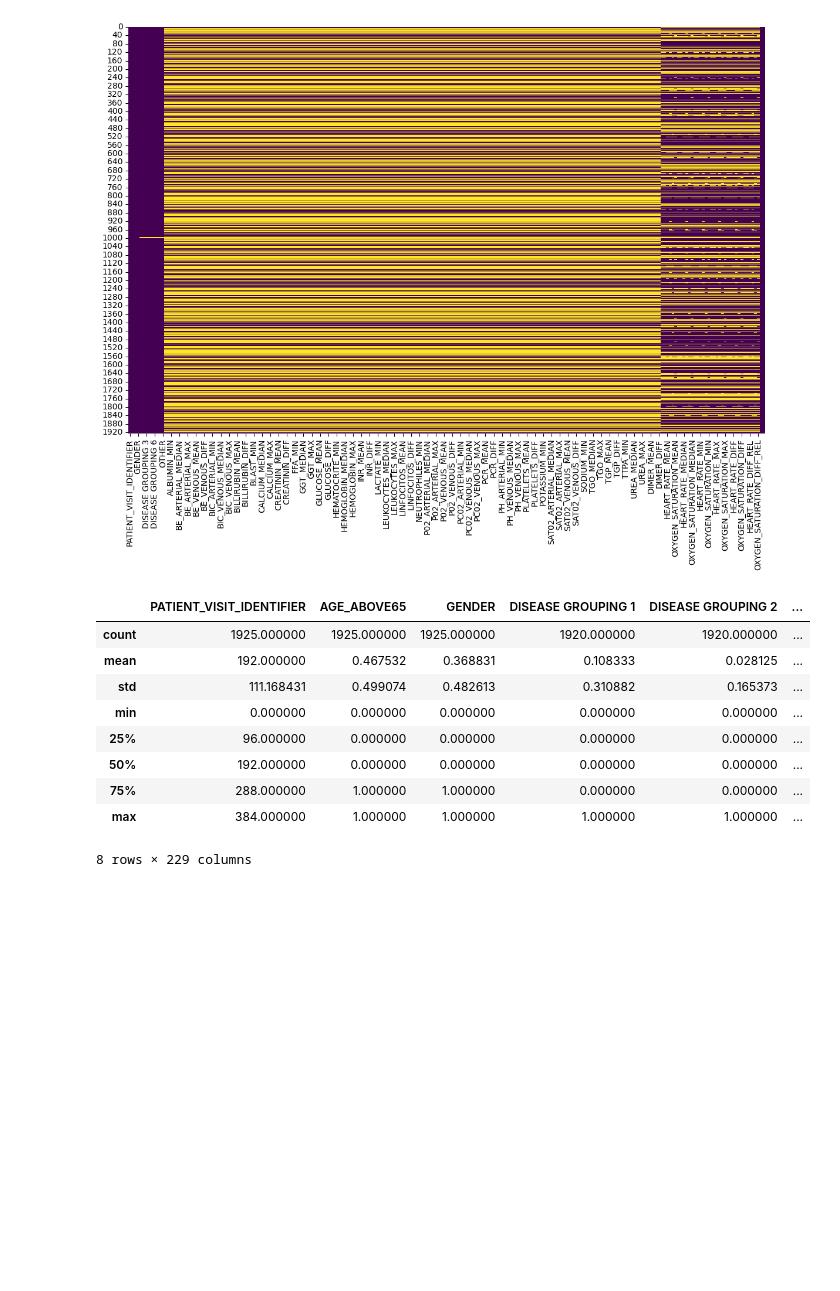
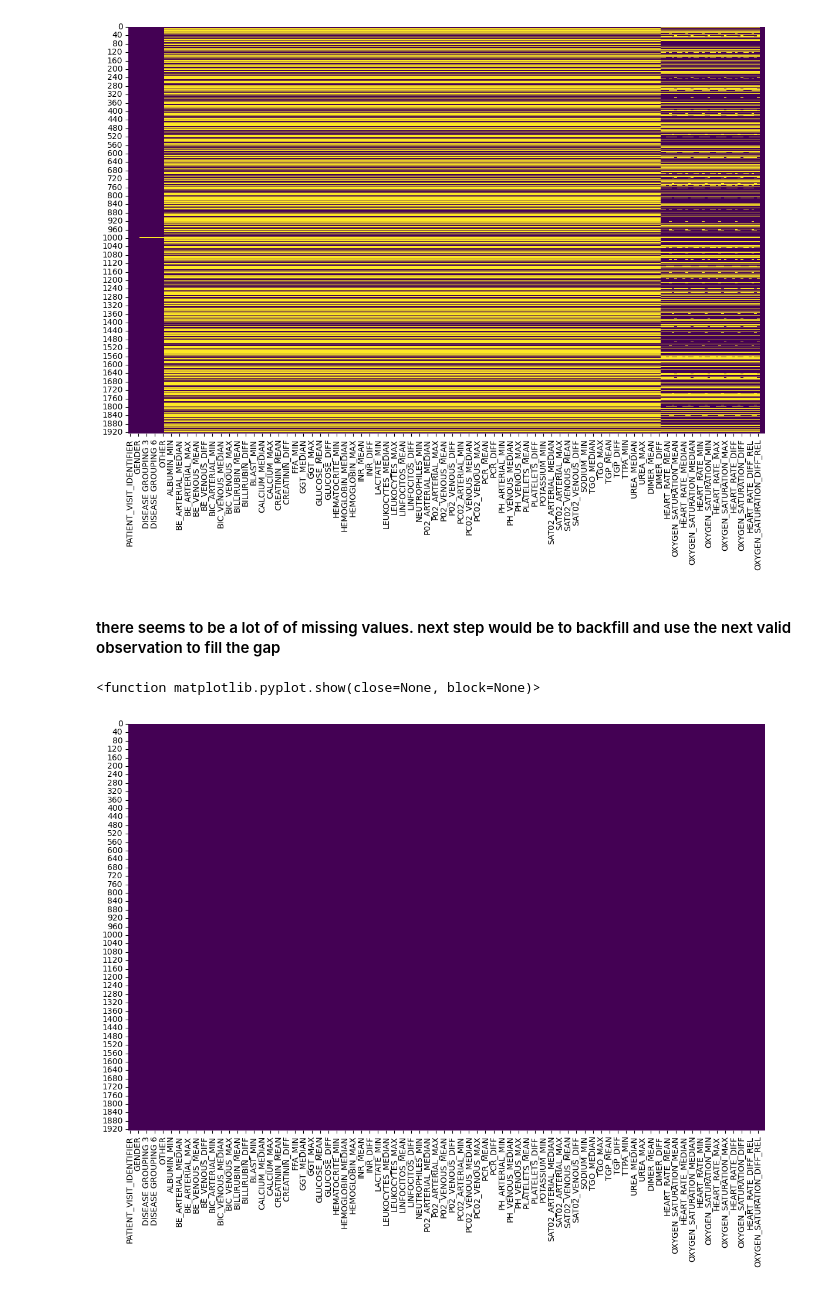
Before and after one commit to ousmannjie/Brazil-Covid19-ICU-Admission-prediction, a Jupyter notebook: covid19 ICU prediction .ipynb, the cells around one changed output. Saved outputs shown, nothing was run; the diff lists cells and outputs as text; code cells hidden in the pictures; blank space fills up the shorter version.

```diff
--- a/covid19 ICU prediction .ipynb
+++ b/covid19 ICU prediction .ipynb
@@ -84,16 +107,14 @@ plt.show
 # %% [output]
 <function matplotlib.pyplot.show(close=None, block=None)>
 [figure]
-# %%
-df.describe()
-# %% [output]
-|  | PATIENT_VISIT_IDENTIFIER | AGE_ABOVE65 | GENDER | DISEASE GROUPING 1 | DISEASE GROUPING 2 | ... |
-| count | 1925.000000 | 1925.000000 | 1925.000000 | 1920.000000 | 1920.000000 | ... |
-| mean | 192.000000 | 0.467532 | 0.368831 | 0.108333 | 0.028125 | ... |
-| std | 111.168431 | 0.499074 | 0.482613 | 0.310882 | 0.165373 | ... |
-| min | 0.000000 | 0.000000 | 0.000000 | 0.000000 | 0.000000 | ... |
-| 25% | 96.000000 | 0.000000 | 0.000000 | 0.000000 | 0.000000 | ... |
-| 50% | 192.000000 | 0.000000 | 0.000000 | 0.000000 | 0.000000 | ... |
-| 75% | 288.000000 | 1.000000 | 1.000000 | 0.000000 | 0.000000 | ... |
-| max | 384.000000 | 1.000000 | 1.000000 | 1.000000 | 1.000000 | ... |
-8 rows × 229 columns
+# %% [markdown]
+#### there seems to be a lot of of missing values. next step would be to backfill and use the next valid observation to fill the gap
+# %%
+df_backfilled = df.fillna(method='ffill')
+# %%
+plt.figure(figsize=(14,9))
+sns.heatmap(df_backfilled.isnull(), cbar=False, cmap='viridis')
+plt.show
+# %% [output]
+<function matplotlib.pyplot.show(close=None, block=None)>
+[figure, added]
```
Also changed, not shown: parts of 6 cells of this notebook.
